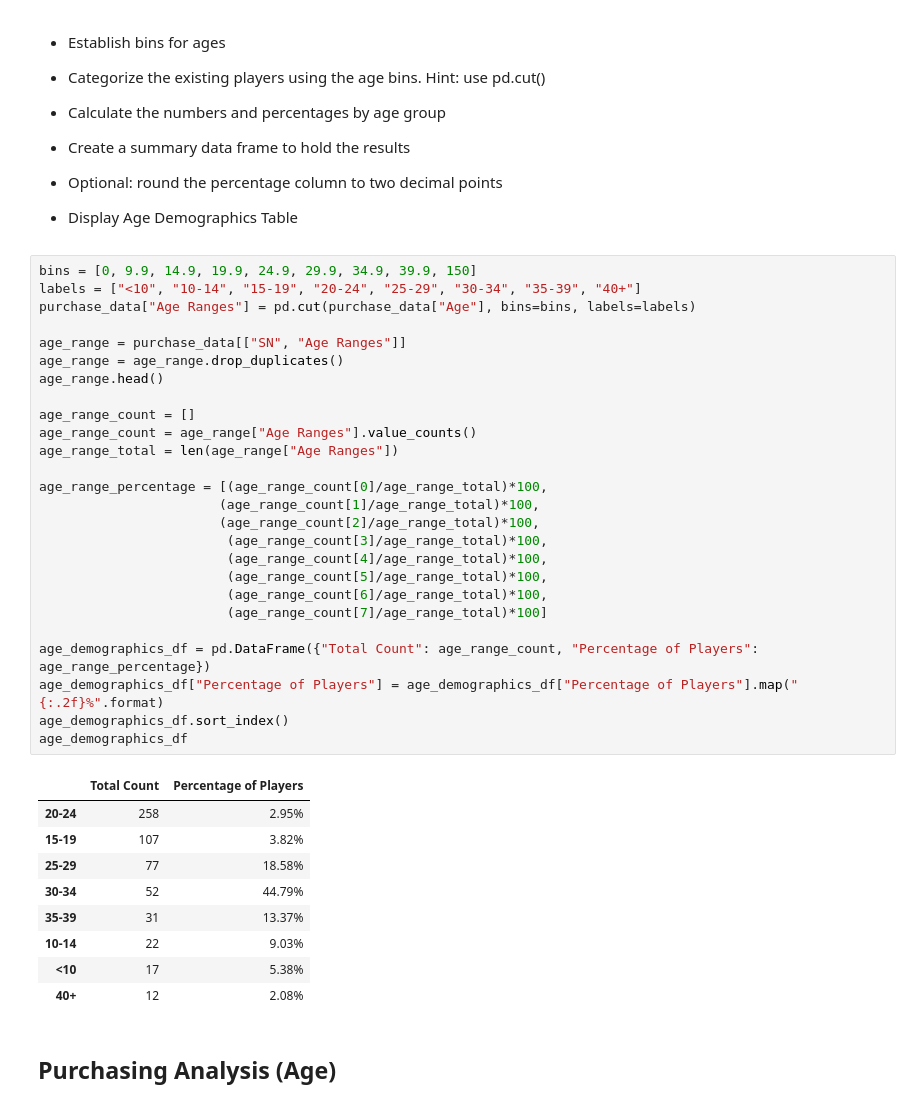
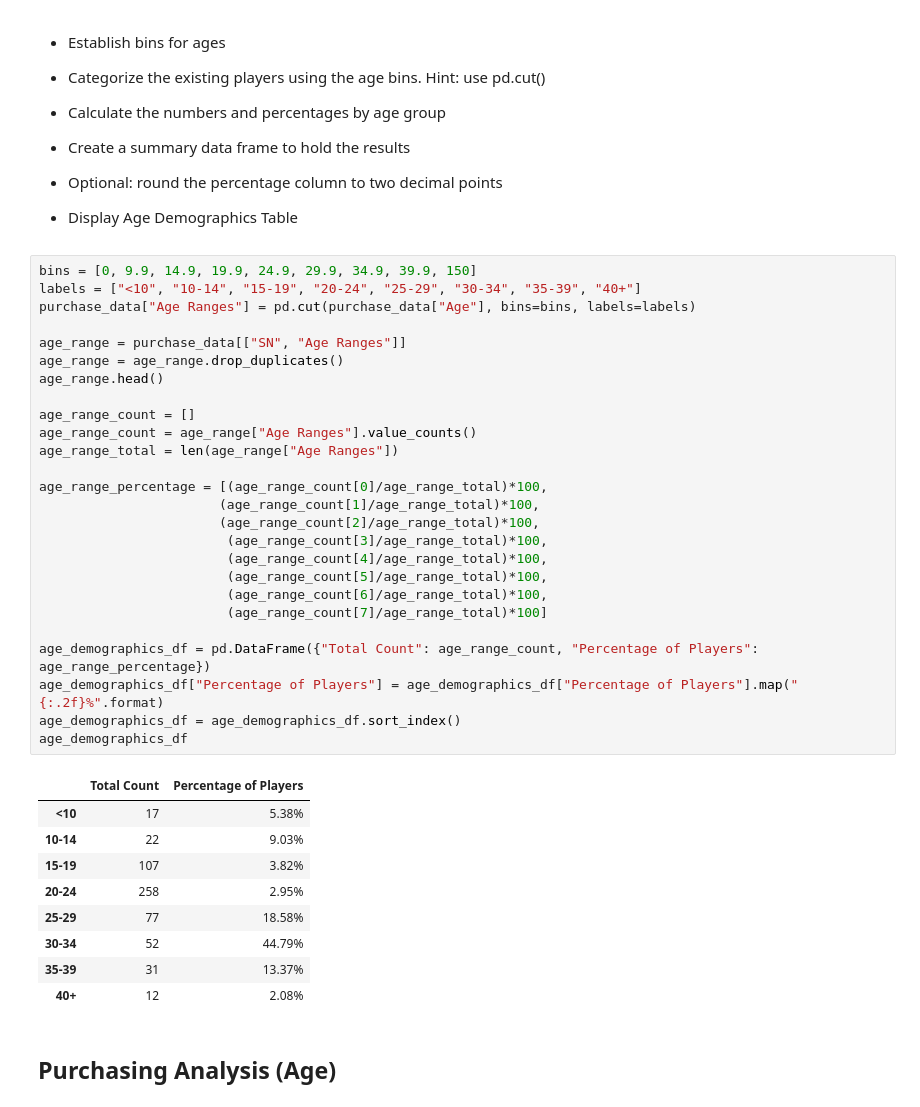
Before and after one commit to kaseynwilson/pandas_challenge, a Jupyter notebook: HeroesOfPymoli/HeroesOfPymoli_starter.ipynb, the cells around one changed output. Drawn from its saved outputs; the diff is of its cells as text.

```diff
--- a/HeroesOfPymoli/HeroesOfPymoli_starter.ipynb
+++ b/HeroesOfPymoli/HeroesOfPymoli_starter.ipynb
@@ -166,38 +166,38 @@ gender_purchases_df.head()
 # %%
 bins = [0, 9.9, 14.9, 19.9, 24.9, 29.9, 34.9, 39.9, 150]
 labels = ["<10", "10-14", "15-19", "20-24", "25-29", "30-34", "35-39", "40+"]
 purchase_data["Age Ranges"] = pd.cut(purchase_data["Age"], bins=bins, labels=labels)
 
 age_range = purchase_data[["SN", "Age Ranges"]]
 age_range = age_range.drop_duplicates()
 age_range.head()
 
 age_range_count = []
 age_range_count = age_range["Age Ranges"].value_counts()
 age_range_total = len(age_range["Age Ranges"])
 
 age_range_percentage = [(age_range_count[0]/age_range_total)*100,
                        (age_range_count[1]/age_range_total)*100,
                        (age_range_count[2]/age_range_total)*100,
                         (age_range_count[3]/age_range_total)*100,
                         (age_range_count[4]/age_range_total)*100,
                         (age_range_count[5]/age_range_total)*100,
                         (age_range_count[6]/age_range_total)*100,
                         (age_range_count[7]/age_range_total)*100]
 
 age_demographics_df = pd.DataFrame({"Total Count": age_range_count, "Percentage of Players": age_range_percentage})
 age_demographics_df["Percentage of Players"] = age_demographics_df["Percentage of Players"].map("{:.2f}%".format)
-age_demographics_df.sort_index()
+age_demographics_df = age_demographics_df.sort_index()
 age_demographics_df
 # %% [output]
 |  | Total Count | Percentage of Players |
+| <10 | 17 | 5.38% |
+| 10-14 | 22 | 9.03% |
+| 15-19 | 107 | 3.82% |
 | 20-24 | 258 | 2.95% |
-| 15-19 | 107 | 3.82% |
 | 25-29 | 77 | 18.58% |
 | 30-34 | 52 | 44.79% |
 | 35-39 | 31 | 13.37% |
-| 10-14 | 22 | 9.03% |
-| <10 | 17 | 5.38% |
 | 40+ | 12 | 2.08% |
 # %% [markdown]
 ## Purchasing Analysis (Age)
```
